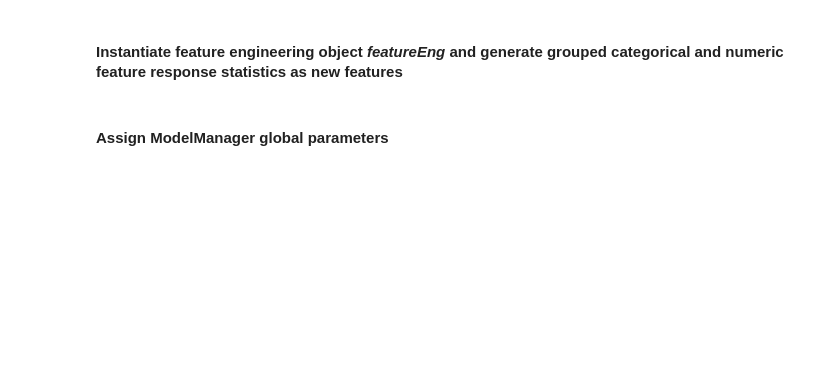
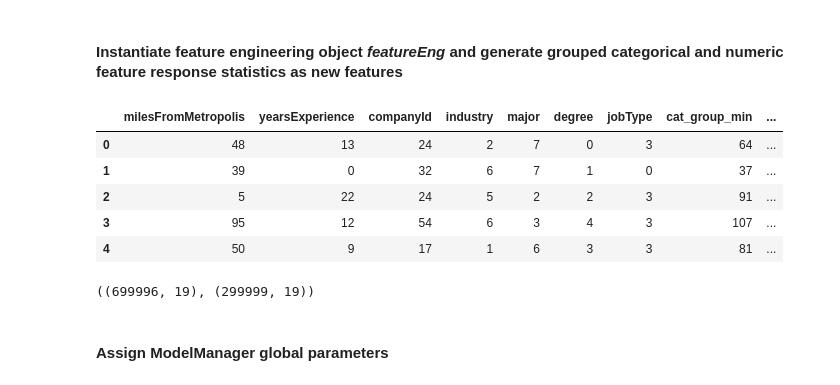
Before and after one commit to JeffreyTsaiProjects/SalaryPrediction, a Jupyter notebook: SalaryPrediction.ipynb, the cells around one changed output. Saved outputs shown, nothing was run; the diff lists cells and outputs as text; code cells hidden in the pictures; blank space fills up the shorter version.

```diff
--- a/SalaryPrediction.ipynb
+++ b/SalaryPrediction.ipynb
@@ -67,3 +47,32 @@ Xtest_df = featureEng._compute_new_features(vec_train_df,Xtest_df,cat_columns=da
+# %%
+featureEng = FeatureEng(data)
+
+train_df = featureEng._compute_new_features(vec_train_df,
+                                            train_df,
+                                            featureEng.data.columns_cat,
+                                            featureEng.data.columns_num,4)
+test_df = featureEng._compute_new_features(vec_train_df,
+                                           test_df,
+                                           featureEng.data.columns_cat,
+                                           featureEng.data.columns_num,4)
+
+# drop response,id columns from train and id column from train and test sets
+Xtrain_df = train_df.drop([data.ylabel,data.id],axis=1)
+ytrain_df = train_df[data.ylabel]
+
+Xtest_df = test_df.drop([data.ylabel,data.id],axis=1)
+ytest_df = test_df[data.ylabel]
+
+display(Xtrain_df.head())
+Xtrain_df.shape,Xtest_df.shape
+# %% [output]
+|  | milesFromMetropolis | yearsExperience | companyId | industry | major | degree | jobType | cat_group_min | ... |
+| 0 | 48 | 13 | 24 | 2 | 7 | 0 | 3 | 64 | ... |
+| 1 | 39 | 0 | 32 | 6 | 7 | 1 | 0 | 37 | ... |
+| 2 | 5 | 22 | 24 | 5 | 2 | 2 | 3 | 91 | ... |
+| 3 | 95 | 12 | 54 | 6 | 3 | 4 | 3 | 107 | ... |
+| 4 | 50 | 9 | 17 | 1 | 6 | 3 | 3 | 81 | ... |
+((699996, 19), (299999, 19))
 # %%
 class ModelManager:
     '''
```
Also changed, not shown: parts of 8 cells of this notebook.
